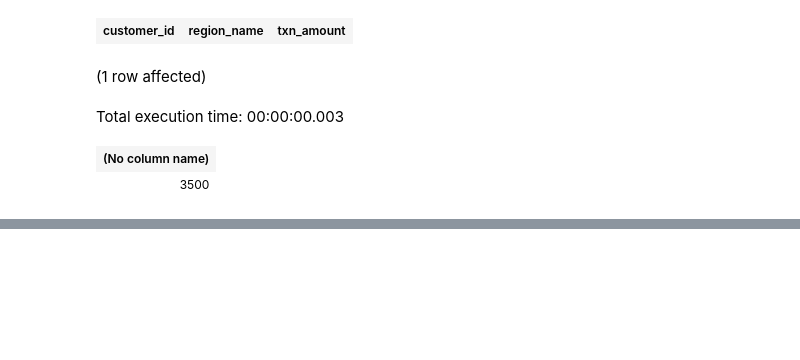
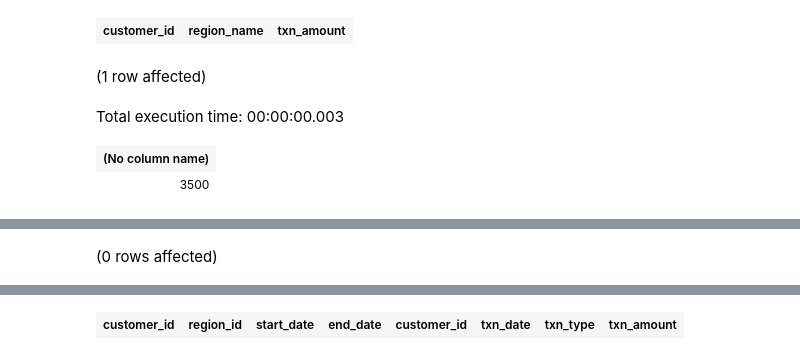
Before and after one commit to nirajgole/ipaat, a Jupyter notebook: SQL/study_materials/case_studies/SQL_case_study_3/sm_case_study_3.ipynb, the cells around one changed output, grey strips where cells are left out. Saved outputs shown, nothing was run; the diff lists cells and outputs as text; code cells hidden in the pictures; blank space fills up the shorter version.

```diff
--- a/SQL/study_materials/case_studies/SQL_case_study_3/sm_case_study_3.ipynb
+++ b/SQL/study_materials/case_studies/SQL_case_study_3/sm_case_study_3.ipynb
@@ -57,0 +88,5 @@ Total execution time: 00:00:00.003
+# %%
+-- drop PROCEDURE dbo.sp_display_details
+EXEC dbo.sp_display_details;
+# %% [output]
+(0 rows affected)
@@ -57,0 +94 @@ Total execution time: 00:00:00.003
+| customer_id | region_id | start_date | end_date | customer_id | txn_date | txn_type | txn_amount |
```
Also changed, not shown: parts of 8 cells of this notebook.
